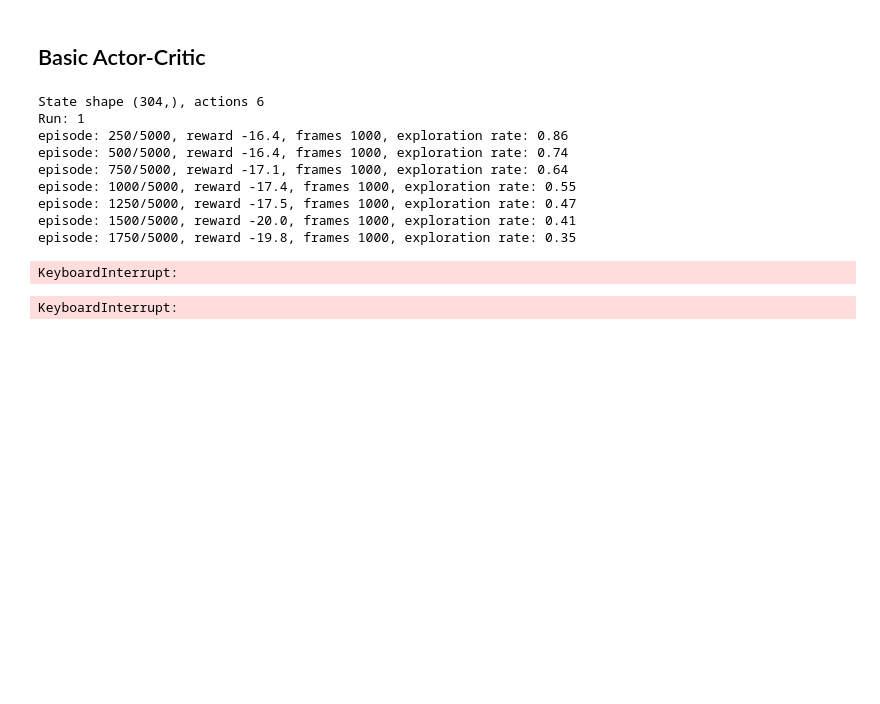
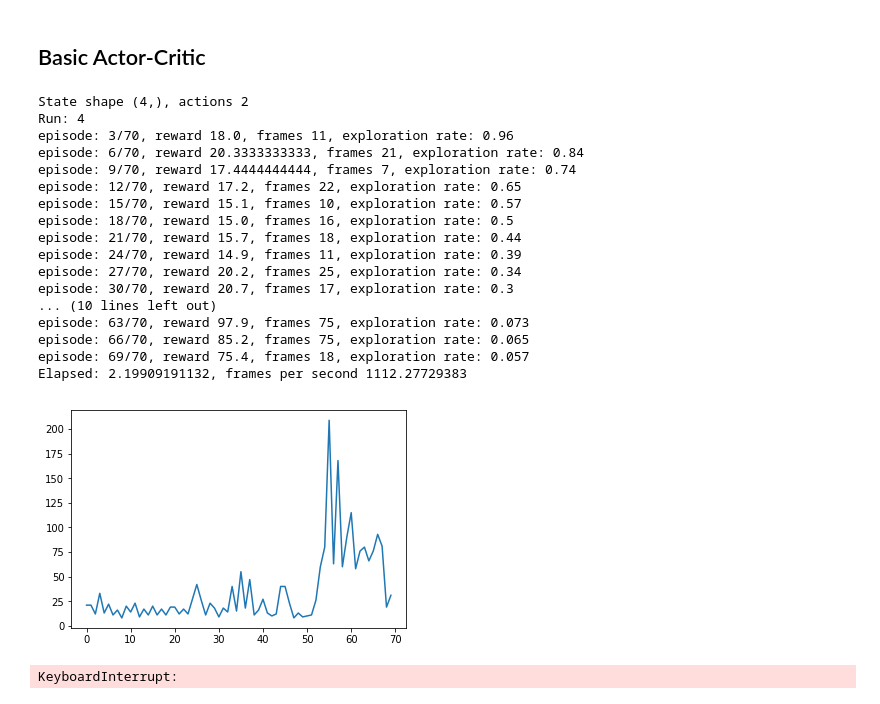
Before and after one commit to omikad/studying-ml, a Jupyter notebook: RL/actor_critic.ipynb, the cells around one changed output. Drawn from its saved outputs; the diff is of its cells as text; code cells hidden in the pictures; blank space fills up the shorter version.

```diff
--- a/RL/actor_critic.ipynb
+++ b/RL/actor_critic.ipynb
@@ -21,8 +21,8 @@ run_name = 0
 The autoreload extension is already loaded. To reload it, use:
   %reload_ext autoreload
 # %%
-# env = gym.make('CartPole-v1')
-# env.my_preprocess_input = lambda x: x
+env = gym.make('CartPole-v1')
+env.my_preprocess_input = lambda x: x
 
 # env = gym.make('MountainCar-v0')
 # env.my_preprocess_input = lambda x: x
@@ -30,8 +30,8 @@ The autoreload extension is already loaded. To reload it, use:
 # env = gym.make('Breakout-v0')
 # env.my_preprocess_input = preprocess_input_breakout_v0
 
-env = gym.make('Pong-v0')  # Reset TD reward by non-null values
-env.my_preprocess_input = preprocess_input_pong_v0
+# env = gym.make('Pong-v0')  # Reset TD reward by non-null values
+# env.my_preprocess_input = preprocess_input_pong_v0
 
 # env.render(close=True)
 # plt.imshow(env.render('rgb_array'))
@@ -140,41 +150,56 @@ class ActorCriticAgent:
             _ = session.run(self.critic_train_op,
                             {self.critic_x: states, self.critic_y: criticys})
 # %%
-params = LearningParameters(env, episodes_count=5000)
+import time
+start_time = time.time()
+
+params = LearningParameters(env, episodes_count=70)
 params.max_frame_in_episode = min(params.max_frame_in_episode, 1000)
 params.epsilon_min = 0.05
 
 if 'session' in locals():
     session.close()
     tf.reset_default_graph()
     if 'tf_writer' in locals():
         tf_writer.close()
 config = tf.ConfigProto(device_count = {'GPU': 0})
 session = tf.Session(config=config)
+# session = tf.Session()
 run_name += 1
 print('Run: ' + str(run_name))
 
 agent = ActorCriticAgent(params)
 
 tf_writer = tf.summary.FileWriter('logs/run' + str(run_name), session.graph)
 
 session.run(tf.global_variables_initializer())
 
 agent, rewards = train_discounted_rewards(env, agent, params, normalize_rewards=True)
 # agent, rewards = train_reward_is_time(env, agent, params)
 # agent, rewards = train(env, agent, params)
 plt.plot(rewards)
+
+end_time = time.time()
+print('Elapsed: {}, frames per second {}'.format(end_time - start_time, np.sum(rewards) / (end_time - start_time)))
 # %% [output]
-State shape (304,), actions 6
-Run: 1
-episode: 250/5000, reward -16.4, frames 1000, exploration rate: 0.86
-episode: 500/5000, reward -16.4, frames 1000, exploration rate: 0.74
-episode: 750/5000, reward -17.1, frames 1000, exploration rate: 0.64
-episode: 1000/5000, reward -17.4, frames 1000, exploration rate: 0.55
-episode: 1250/5000, reward -17.5, frames 1000, exploration rate: 0.47
-episode: 1500/5000, reward -20.0, frames 1000, exploration rate: 0.41
-episode: 1750/5000, reward -19.8, frames 1000, exploration rate: 0.35
+State shape (4,), actions 2
+Run: 4
+episode: 3/70, reward 18.0, frames 11, exploration rate: 0.96
+episode: 6/70, reward 20.3333333333, frames 21, exploration rate: 0.84
+episode: 9/70, reward 17.4444444444, frames 7, exploration rate: 0.74
+episode: 12/70, reward 17.2, frames 22, exploration rate: 0.65
+episode: 15/70, reward 15.1, frames 10, exploration rate: 0.57
+episode: 18/70, reward 15.0, frames 16, exploration rate: 0.5
+episode: 21/70, reward 15.7, frames 18, exploration rate: 0.44
+episode: 24/70, reward 14.9, frames 11, exploration rate: 0.39
+episode: 27/70, reward 20.2, frames 25, exploration rate: 0.34
+episode: 30/70, reward 20.7, frames 17, exploration rate: 0.3
+... (10 lines left out)
+episode: 63/70, reward 97.9, frames 75, exploration rate: 0.073
+episode: 66/70, reward 85.2, frames 75, exploration rate: 0.065
+episode: 69/70, reward 75.4, frames 18, exploration rate: 0.057
+Elapsed: 2.19909191132, frames per second 1112.27729383
-KeyboardInterrupt:
+[figure, added]
 # %%
 # Continue learning
 params.episodes_count = 500
```
Also changed, not shown: parts of 2 cells of this notebook, 1 other file.
